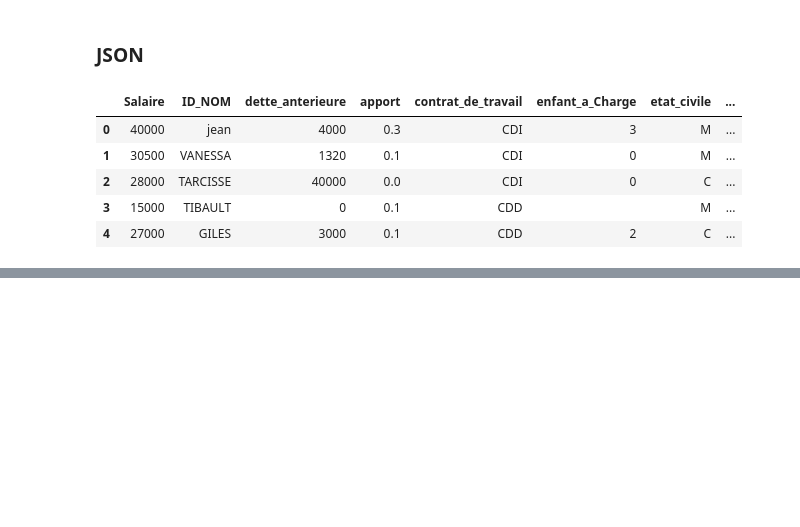
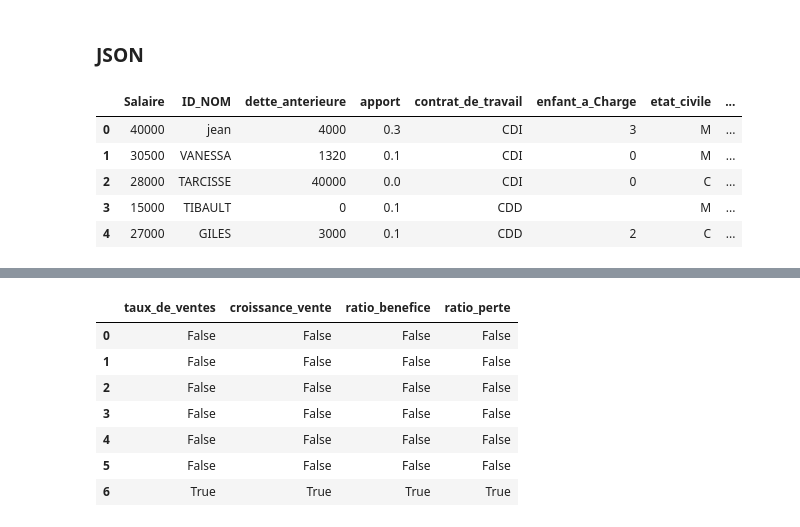
Before and after one commit to CassiaFa/Analyse_Donnees, a Jupyter notebook: analyse.ipynb, the cells around one changed output, grey strips where cells are left out. Cells and saved outputs as stored; diff of their text form; code cells hidden in the pictures; blank space fills up the shorter version.

```diff
--- a/analyse.ipynb
+++ b/analyse.ipynb
@@ -48,3 +49,12 @@ cd_immo_json.head()
 | 2 | 28000 | TARCISSE | 40000 | 0.0 | CDI | 0 | C | ... |
 | 3 | 15000 | TIBAULT | 0 | 0.1 | CDD |  | M | ... |
 | 4 | 27000 | GILES | 3000 | 0.1 | CDD | 2 | C | ... |
+# %%
+# création bdd
+data = np.random.randn(6, 4)
+# %%
+# création tableau
+bd = ['taux_de_ventes', 'croissance_vente', 'ratio_benefice', 'ratio_perte']
+# création DataFrame (données, colonnes)
+bdd = pd.DataFrame(data, columns = bd)
+print(bdd)
@@ -50,0 +69,4 @@ cd_immo_json.head()
+# %%
+# ajouter valeur manquantes
+bdd = bdd.reindex([0,1,2,3,4,5,6])
+print(bdd)
@@ -50,0 +82,12 @@ cd_immo_json.head()
+# %%
+# si c'est vide c'est True
+bdd.isnull()
+# %% [output]
+|  | taux_de_ventes | croissance_vente | ratio_benefice | ratio_perte |
+| 0 | False | False | False | False |
+| 1 | False | False | False | False |
+| 2 | False | False | False | False |
+| 3 | False | False | False | False |
+| 4 | False | False | False | False |
+| 5 | False | False | False | False |
+| 6 | True | True | True | True |
```
Also changed, not shown: parts of 19 cells of this notebook.
